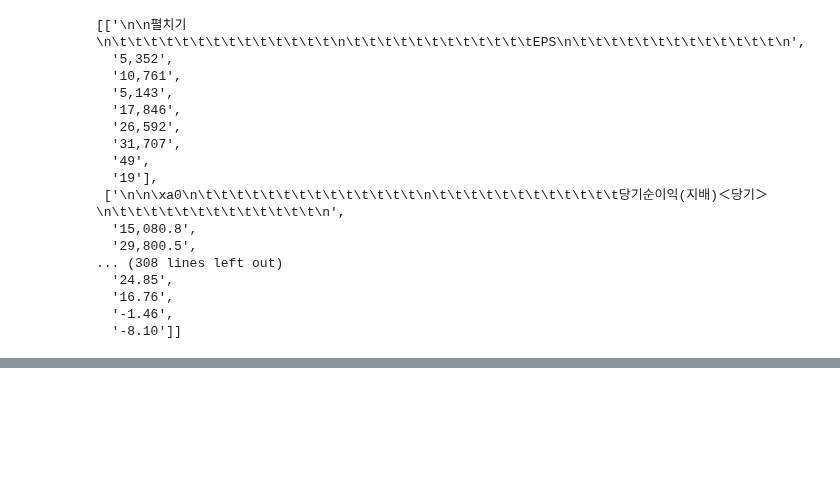
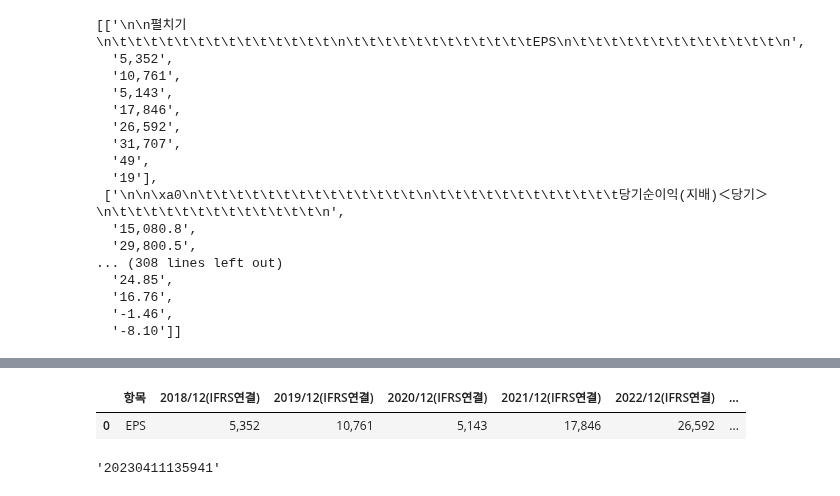
Before and after one commit to sejinhwang97ko/2023prac, a Jupyter notebook: 20230411/01_selenium.ipynb, the cells around one changed output, grey strips where cells are left out. Cells and saved outputs as stored; diff of their text form; code cells hidden in the pictures; blank space fills up the shorter version.

```diff
--- a/20230411/01_selenium.ipynb
+++ b/20230411/01_selenium.ipynb
@@ -199,0 +288,6 @@ value_list
+# %%
+df = pd.read_csv("test_Hyundai.csv")
+df.head(1)
+# %% [output]
+|  | 항목 | 2018/12(IFRS연결) | 2019/12(IFRS연결) | 2020/12(IFRS연결) | 2021/12(IFRS연결) | 2022/12(IFRS연결) | ... |
+| 0 | EPS | 5,352 | 10,761 | 5,143 | 17,846 | 26,592 | ... |
@@ -199,0 +296,6 @@ value_list
+# %%
+now = datetime.now()
+now = now.strftime("%Y%m%d%H%M%S")
+now
+# %% [output]
+'20230411135941'
```
Also changed, not shown: parts of 17 cells of this notebook, 7 other files.
